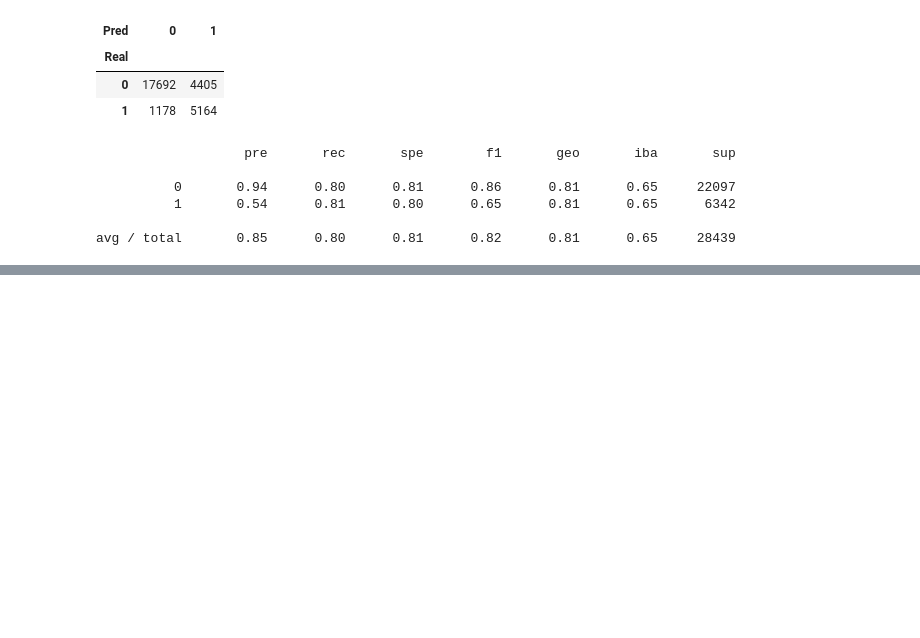
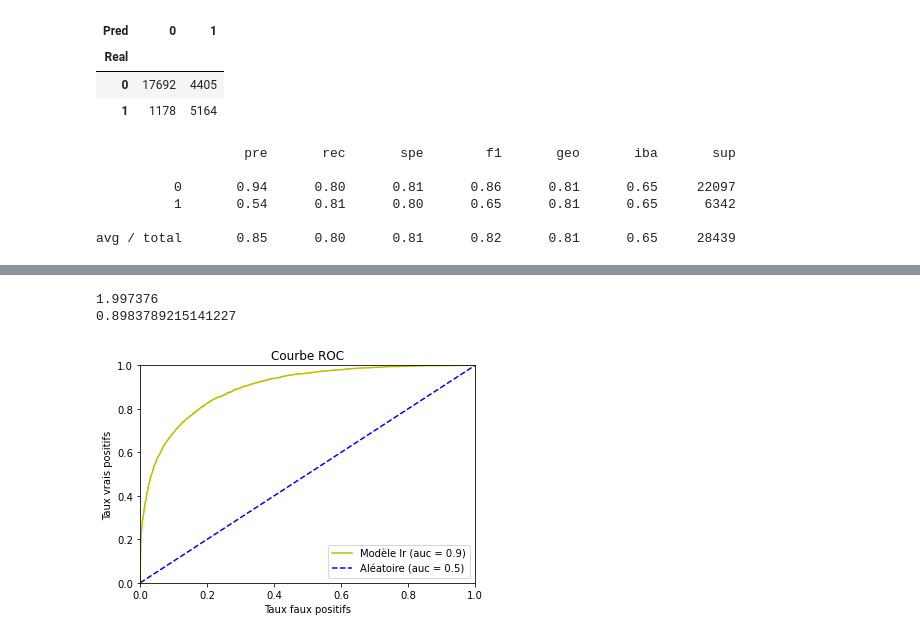
Before and after one commit to Romainpf/RainTomorrw, a Jupyter notebook: fev22_bds_meteo_V4.1.ipynb, the cells around one changed output, grey strips where cells are left out. Saved outputs shown, nothing was run; the diff lists cells and outputs as text; code cells hidden in the pictures; blank space fills up the shorter version.

```diff
--- a/fev22_bds_meteo_V4.1.ipynb
+++ b/fev22_bds_meteo_V4.1.ipynb
@@ -1566,12 +1626,15 @@ avg / total       0.85      0.80      0.81      0.82      0.81      0.65     284
 # %%
-import xgboost as xgb
 param = {}
 param['booster'] = 'gbtree'
 param['objective'] = 'binary:logistic'
+param['num_boost_round']=250
+param['scale_pos_weight'] =3
+param['learning_rate ']=0.1
 param["eval_metric"] = "error"
-param['eta'] = 0.3
+param['eta'] = 0.2
 param['gamma'] = 0
-param['max_depth'] = 6
+param['silent']=1
+param['max_depth'] = 12
 param['min_child_weight']=1
 param['max_delta_step'] = 0
 param['subsample']= 1
@@ -1607,0 +1666,25 @@ avg / total       0.85      0.86      0.65      0.85      0.73      0.55     284
+# %%
+# ROC_curves
+probs = xgb.predict_proba(X_test_mean)
+fpr,tpr,seuils = roc_curve(y_test_mean, probs[:,1], pos_label = 1)
+roc_auc = auc(fpr,tpr)
+
+print(seuils[0])
+print(roc_auc)
+
+fig = plt.figure(figsize=(6,4))
+
+ax = fig.add_subplot(111)
+
+ax.plot(fpr,tpr, 'y-', label = ('Modèle lr (auc = ' + str(round(roc_auc,2)) + ')'))
+ax.plot([0,1],[0,1], 'b--', label = 'Aléatoire (auc = 0.5)')
+ax.set_xlim(0,1)
+ax.set_ylim(0,1)
+ax.set_xlabel("Taux faux positifs")
+ax.set_ylabel("Taux vrais positifs")
+ax.set_title("Courbe ROC")
+ax.legend(loc = "lower right");
+# %% [output]
+1.997376
+0.8983789215141227
+[figure, added]
```
Also changed, not shown: parts of 6 cells of this notebook.
